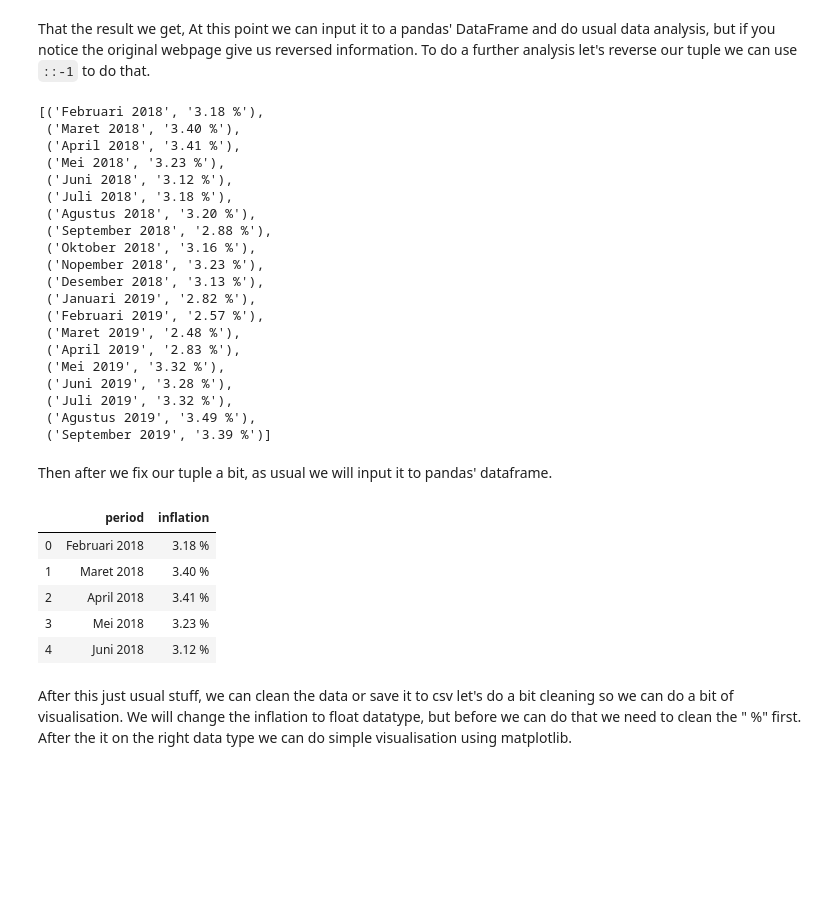
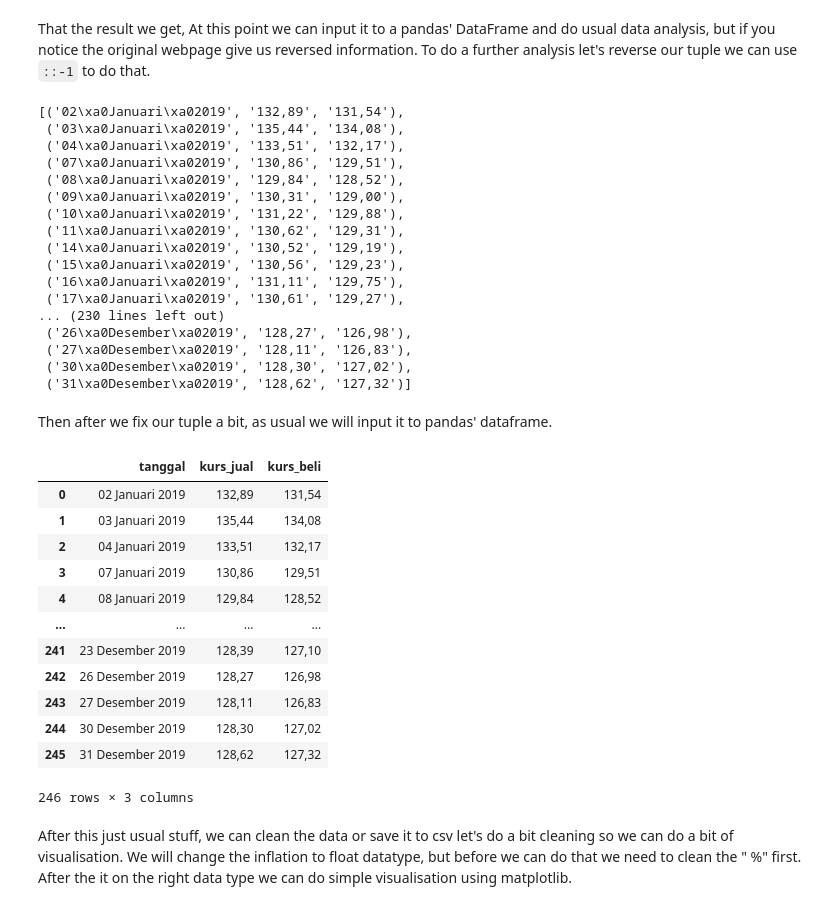
Before and after one commit to ronniegoei/algo_webscrap, a Jupyter notebook: Webscrapping using BeautifulSoup.ipynb, the cells around one changed output. Cells and saved outputs as stored; diff of their text form; code cells hidden in the pictures; blank space fills up the shorter version.

```diff
--- a/Webscrapping using BeautifulSoup.ipynb
+++ b/Webscrapping using BeautifulSoup.ipynb
@@ -161,3 +156,23 @@ temp
  ('04\xa0Januari\xa02019', '133,51'),
  ('03\xa0Januari\xa02019', '135,44'),
  ('02\xa0Januari\xa02019', '132,89')]
+# %%
+temp = [] #initiating a tuple
+
+for i in range(1, len(tr)):
+    row = table.find_all('tr')[i]
+
+    #get tanggal
+    tanggal = row.find_all('td')[0].text
+    tanggall = tanggal.strip() #for removing the excess whitespace
+
+    #get ask
+    kurs_jual = row.find_all('td')[1].text
+    kurs_jual = kurs_jual.strip() #for removing the excess whitespace
+
+    #get bid
+    kurs_beli = row.find_all('td')[2].text
+    kurs_beli = kurs_beli.strip() #for removing the excess whitespace
+    temp.append((tanggal,kurs_jual,kurs_beli))
+
+temp
@@ -167,39 +200,43 @@ That the result we get, At this point we can input it to a pandas' DataFrame and
 temp = temp[::-1]
 temp
 # %% [output]
-[('Februari 2018', '3.18 %'),
- ('Maret 2018', '3.40 %'),
- ('April 2018', '3.41 %'),
- ('Mei 2018', '3.23 %'),
- ('Juni 2018', '3.12 %'),
- ('Juli 2018', '3.18 %'),
- ('Agustus 2018', '3.20 %'),
- ('September 2018', '2.88 %'),
- ('Oktober 2018', '3.16 %'),
- ('Nopember 2018', '3.23 %'),
- ('Desember 2018', '3.13 %'),
- ('Januari 2019', '2.82 %'),
- ('Februari 2019', '2.57 %'),
- ('Maret 2019', '2.48 %'),
- ('April 2019', '2.83 %'),
- ('Mei 2019', '3.32 %'),
- ('Juni 2019', '3.28 %'),
- ('Juli 2019', '3.32 %'),
- ('Agustus 2019', '3.49 %'),
- ('September 2019', '3.39 %')]
+[('02\xa0Januari\xa02019', '132,89', '131,54'),
+ ('03\xa0Januari\xa02019', '135,44', '134,08'),
+ ('04\xa0Januari\xa02019', '133,51', '132,17'),
+ ('07\xa0Januari\xa02019', '130,86', '129,51'),
+ ('08\xa0Januari\xa02019', '129,84', '128,52'),
+ ('09\xa0Januari\xa02019', '130,31', '129,00'),
+ ('10\xa0Januari\xa02019', '131,22', '129,88'),
+ ('11\xa0Januari\xa02019', '130,62', '129,31'),
+ ('14\xa0Januari\xa02019', '130,52', '129,19'),
+ ('15\xa0Januari\xa02019', '130,56', '129,23'),
+ ('16\xa0Januari\xa02019', '131,11', '129,75'),
+ ('17\xa0Januari\xa02019', '130,61', '129,27'),
+... (230 lines left out)
+ ('26\xa0Desember\xa02019', '128,27', '126,98'),
+ ('27\xa0Desember\xa02019', '128,11', '126,83'),
+ ('30\xa0Desember\xa02019', '128,30', '127,02'),
+ ('31\xa0Desember\xa02019', '128,62', '127,32')]
 # %% [markdown]
 Then after we fix our tuple a bit, as usual we will input it to pandas' dataframe.
 # %%
 import pandas as pd
 
-df = pd.DataFrame(temp, columns = ('period','inflation'))
-df.head()
+df = pd.DataFrame(temp, columns = ('tanggal','kurs_jual','kurs_beli'))
+df
 # %% [output]
-|  | period | inflation |
-| 0 | Februari 2018 | 3.18 % |
-| 1 | Maret 2018 | 3.40 % |
-| 2 | April 2018 | 3.41 % |
-| 3 | Mei 2018 | 3.23 % |
-| 4 | Juni 2018 | 3.12 % |
+|  | tanggal | kurs_jual | kurs_beli |
+| 0 | 02 Januari 2019 | 132,89 | 131,54 |
+| 1 | 03 Januari 2019 | 135,44 | 134,08 |
+| 2 | 04 Januari 2019 | 133,51 | 132,17 |
+| 3 | 07 Januari 2019 | 130,86 | 129,51 |
+| 4 | 08 Januari 2019 | 129,84 | 128,52 |
+| ... | ... | ... | ... |
+| 241 | 23 Desember 2019 | 128,39 | 127,10 |
+| 242 | 26 Desember 2019 | 128,27 | 126,98 |
+| 243 | 27 Desember 2019 | 128,11 | 126,83 |
+| 244 | 30 Desember 2019 | 128,30 | 127,02 |
+| 245 | 31 Desember 2019 | 128,62 | 127,32 |
+246 rows × 3 columns
 # %% [markdown]
 After this just usual stuff, we can clean the data or save it to csv let's do a bit cleaning so we can do a bit of visualisation. We will change the inflation to float datatype, but before we can do that we need to clean the " %" first. After the it on the right data type we can do simple visualisation using matplotlib.
```
Also changed, not shown: parts of 15 cells of this notebook, 6 other files.
